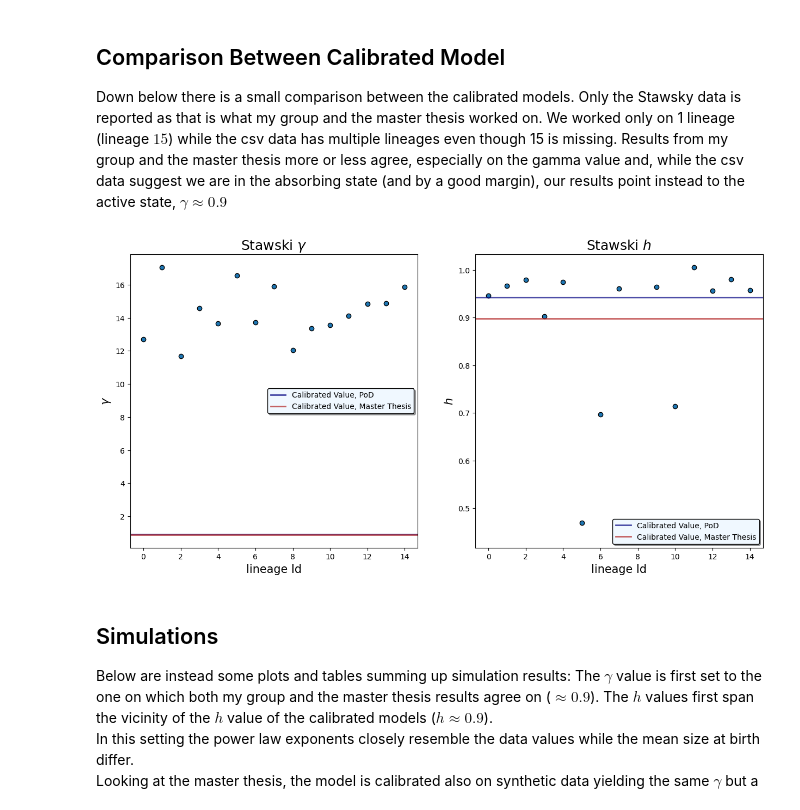
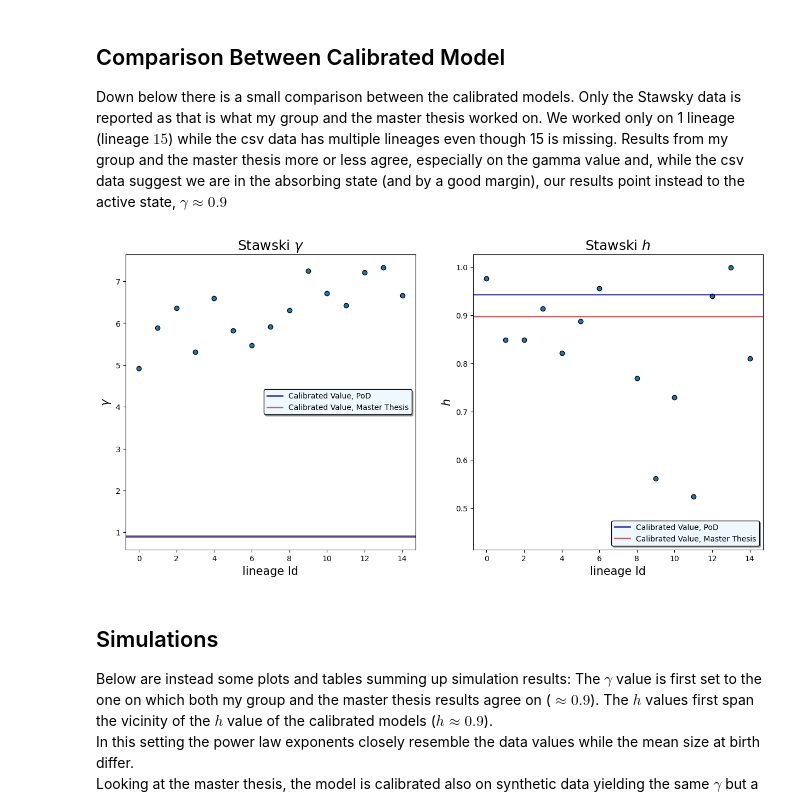
Before and after one commit to tommasoamico/masterThesis, a Jupyter notebook: code/pythonApp/visualization6.ipynb, the cells around one changed output. Saved outputs shown, nothing was run; the diff lists cells and outputs as text; code cells hidden in the pictures.

```diff
--- a/code/pythonApp/visualization6.ipynb
+++ b/code/pythonApp/visualization6.ipynb
@@ -13,7 +26,7 @@ susmanPathScaling = dataPath / 'realData' / 'Susman' / \
     'longLineages'
 bayesianPath = '/Users/tommaso/Desktop/masterThesis/data/bayesianInference/'
 
-susmanBayesian = pd.read_csv(bayesianPath + 'susman18_export_run_635409.csv')
+susmanBayesian = pd.read_csv(bayesianPath + 'susman18_export_run_770781.csv')
 # %%
 def plotCorrelationMeanSize(paths: Path, titles: List[str], suffix: str = '') -> None:
     fig, ax_ = plt.subplots(2, 2, figsize=(15, 12))
@@ -68,35 +81,35 @@ Results from my group and the master thesis more or less agree, especially on th
 # %%
 alphaMt = (1.4362**2) / (0.0653**2)
 betaMt = alphaMt / 1.4362
 PoD = {'gamma': 1.2268 / ((30.4743 - 1) * 0.0458), 'h': 0.5455/0.5787}
 MT = {'gamma': 1.2772 / ((alphaMt - 1) / (betaMt)), 'h': 0.5241 / 0.5835}
 fig, ax = plt.subplots(1, 2, figsize=(15, 7))
 ax1, ax2 = ax.flatten()
 ax1.scatter(range(len(susmanBayesian)), susmanBayesian['w2'] /
-            (((susmanBayesian['c'] - 1) / susmanBayesian['d'])), edgecolor='black')
+            (((susmanBayesian['a'] - 1) * susmanBayesian['b'])), edgecolor='black')
 ax1.axhline(PoD['gamma'], color='navy', linewidth=2,
             alpha=0.7, label='Calibrated Value, PoD')
 ax1.axhline(MT['gamma'], color='firebrick', linewidth=2,
             alpha=0.7, label='Calibrated Value, Master Thesis')
 ax1.set_xlabel('lineage Id', fontsize=15)
 ax1.set_ylabel('$\\gamma$', fontsize=15)
 ax1.set_title('Stawski $\\gamma$', fontsize=18)
 
 ax2.scatter(range(len(susmanBayesian)),
             susmanBayesian['u'] / susmanBayesian['v'], edgecolor='black')
 ax2.axhline(PoD['h'], color='navy', linewidth=2,
             alpha=0.7, label='Calibrated Value, PoD')
 ax2.axhline(MT['h'], color='firebrick', linewidth=2,
             alpha=0.7, label='Calibrated Value, Master Thesis')
 ax2.set_xlabel('lineage Id', fontsize=15)
 ax2.set_ylabel('$h$', fontsize=15)
 ax2.set_title('Stawski $h$', fontsize=18)
 ax1.legend(facecolor='aliceblue', edgecolor='black',
            shadow=True, loc='center right')
 _ = ax2.legend(facecolor='aliceblue', edgecolor='black',
                shadow=True, loc='lower right')
 # %% [output]
-[figure, old version]
+[figure, new version]
 # %% [markdown]
 ## Simulations
 
```
Also changed, not shown: parts of 1 cell of this notebook, 37 other files.
